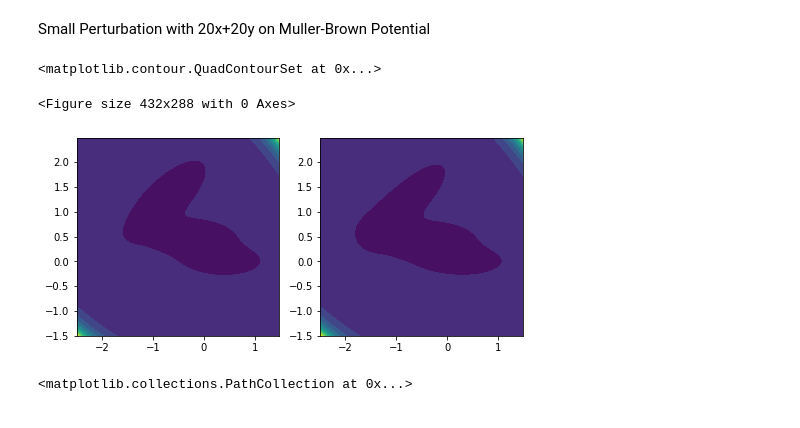
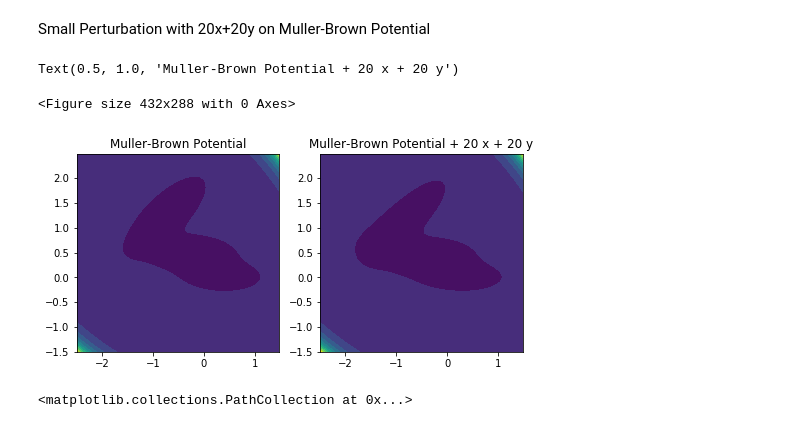
Before and after one commit to chewycharis/work-in-dinner-group-2019, a Jupyter notebook: DGA-Perturbation/jupyter-notebooks/Muller-Brown Potential .ipynb, the cells around one changed output. Saved outputs shown, nothing was run; the diff lists cells and outputs as text; code cells hidden in the pictures.

```diff
--- a/DGA-Perturbation/jupyter-notebooks/Muller-Brown Potential .ipynb
+++ b/DGA-Perturbation/jupyter-notebooks/Muller-Brown Potential .ipynb
@@ -263,29 +263,31 @@ Small Perturbation with 20x+20y on Muller-Brown Potential
 # %%
 
 
 plt.clf()
 
 fig=plt.figure(figsize=(8,8))
 X=np.arange (-2.5,1.5,1/100)
 Y=np.arange(-1.5,2.5,1/100)
 X, Y = np.meshgrid(X, Y)
 Z=np.array(muller_brown_potential(np.ravel(X), np.ravel(Y)))
 Z = Z.reshape(X.shape)
 ax=fig.add_subplot(221)
 ax.contourf(X, Y, Z, 10, linestyles="solid")
+ax.set_title('Muller-Brown Potential')
 
 
 X=np.arange (-2.5,1.5,1/100)
 Y=np.arange(-1.5,2.5,1/100)
 X, Y = np.meshgrid(X, Y)
 Z=np.array(muller_brown_potential(np.ravel(X), np.ravel(Y),perturb=[20,20]))
 Z = Z.reshape(X.shape)
 ax=fig.add_subplot(222)
 ax.contourf(X, Y, Z, 10, linestyles="solid")
+ax.set_title('Muller-Brown Potential + 20 x + 20 y')
 # %% [output]
-<matplotlib.contour.QuadContourSet at 0x...>
+Text(0.5, 1.0, 'Muller-Brown Potential + 20 x + 20 y')
 <Figure size 432x288 with 0 Axes>
-[figure, old version]
+[figure, new version]
 # %%
 # unbiased sampling for DGA with 10,000 trajectories of grid spacing 0.04 with x in [-2.5,1.5] and y in [-1.5,2.5]
 coordinates_x=[];
```
Also changed, not shown: parts of 1 cell of this notebook, 12 other files.
